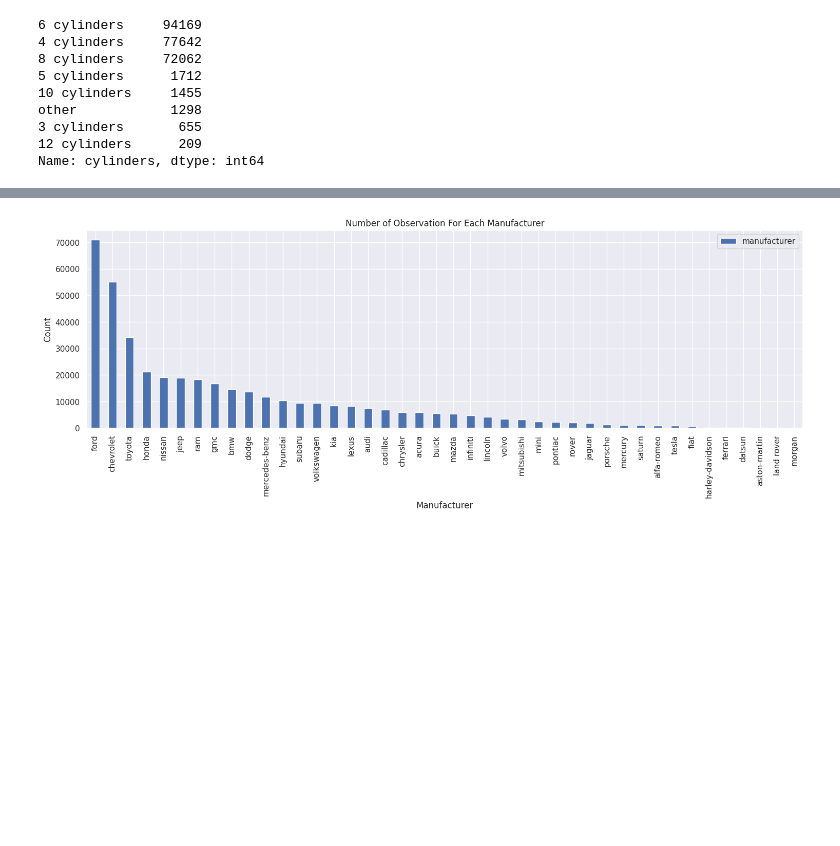
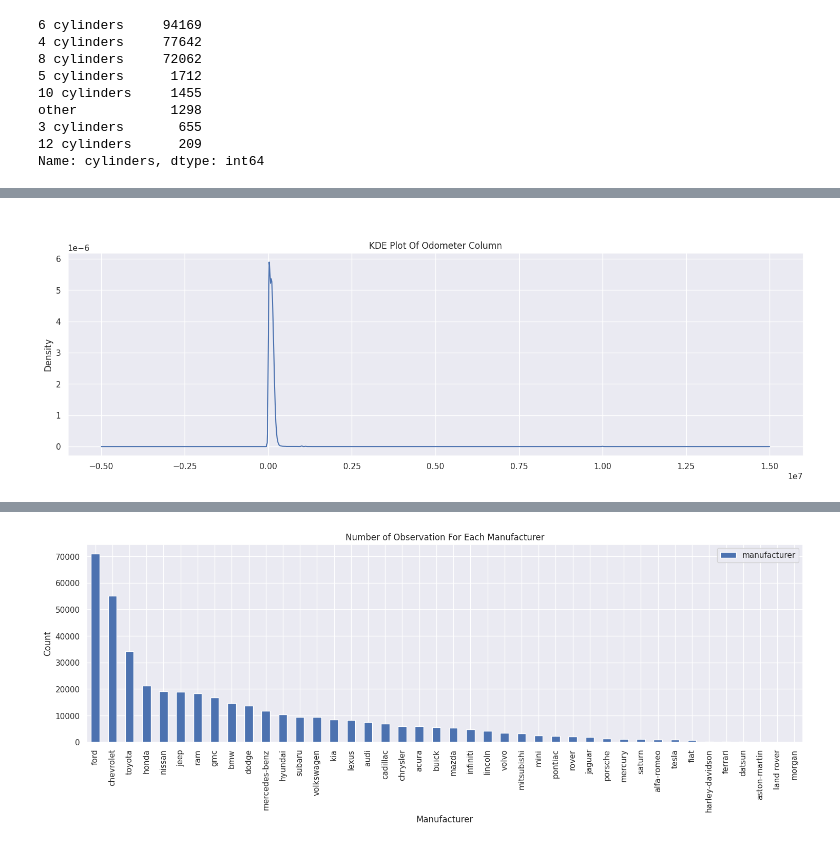
Before and after one commit to arezazadeh/Used_Car_Price_Prediction, a Jupyter notebook: final_work.ipynb, the cells around one changed output, grey strips where cells are left out. Cells and saved outputs as stored; diff of their text form; code cells hidden in the pictures; blank space fills up the shorter version.

```diff
--- a/final_work.ipynb
+++ b/final_work.ipynb
@@ -123,0 +136,5 @@ Name: cylinders, dtype: int64
+# %%
+df["odometer"].plot(kind="kde");
+plt.title("\n\nKDE Plot Of Odometer Column");
+# %% [output]
+[figure, added]
```
Also changed, not shown: parts of 12 cells of this notebook, 37 other files.
